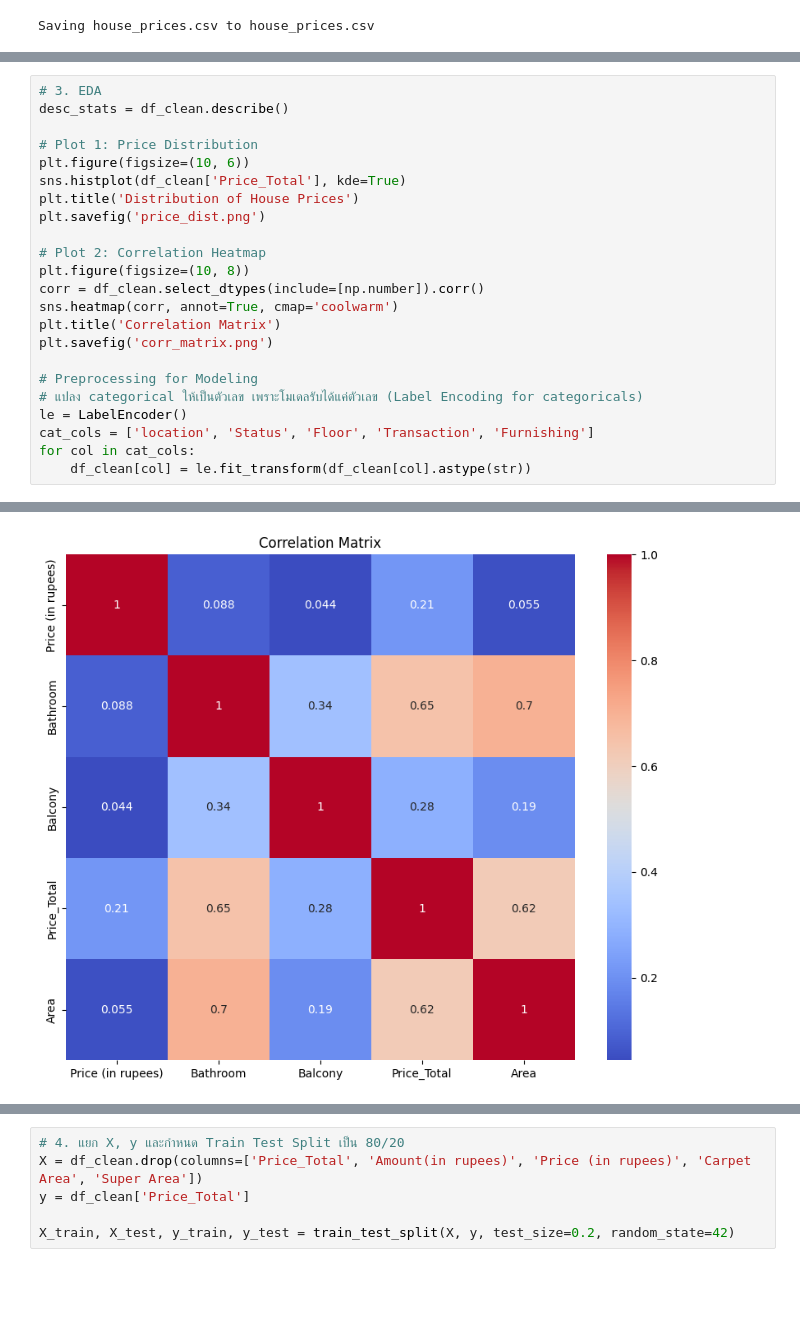
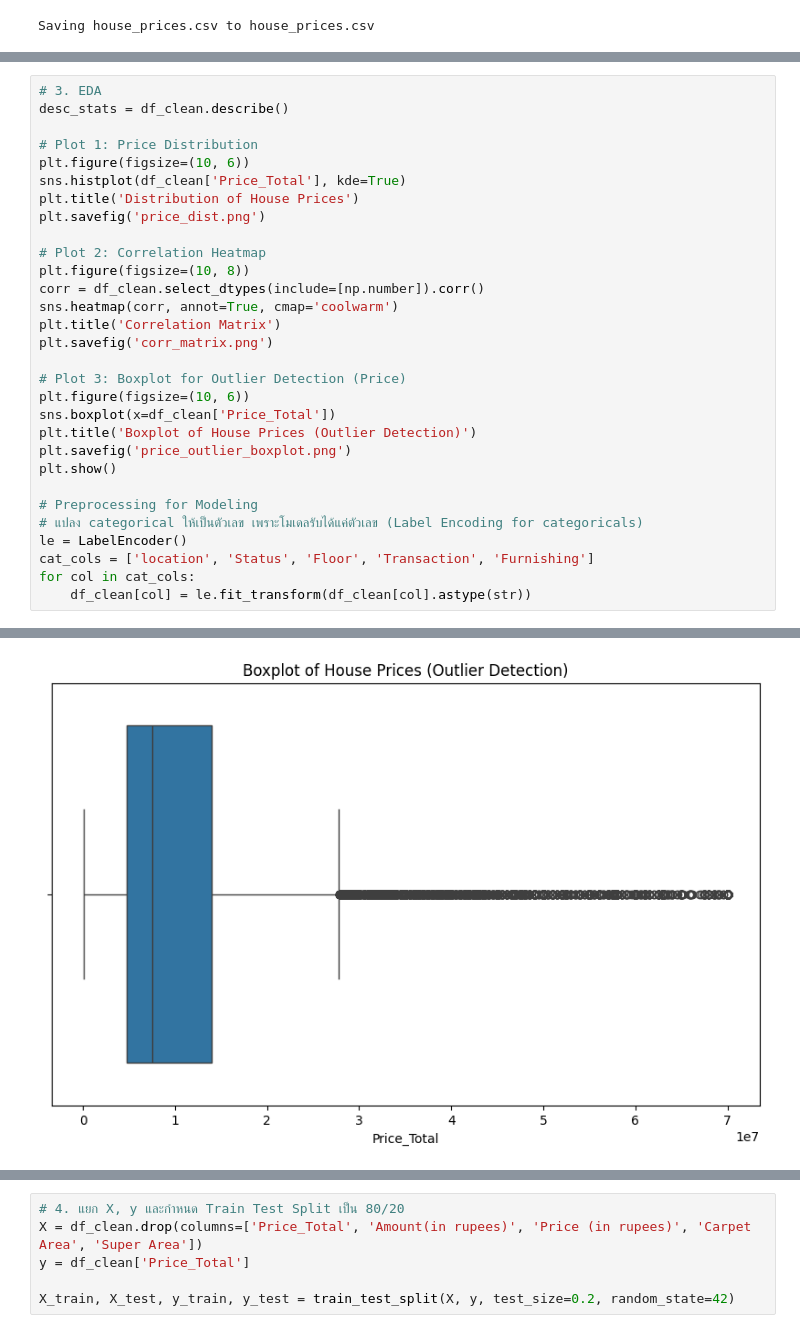
Before and after one commit to theerapatxx13/MINIProject-House-Price, a Jupyter notebook: FinalMiniProject.ipynb, the cells around one changed output, grey strips where cells are left out. Cells and saved outputs as stored; diff of their text form; blank space fills up the shorter version.

```diff
--- a/FinalMiniProject.ipynb
+++ b/FinalMiniProject.ipynb
@@ -114,26 +163,33 @@ dtype: int64
 # %%
 # 3. EDA
 desc_stats = df_clean.describe()
 
 # Plot 1: Price Distribution
 plt.figure(figsize=(10, 6))
 sns.histplot(df_clean['Price_Total'], kde=True)
 plt.title('Distribution of House Prices')
 plt.savefig('price_dist.png')
 
 # Plot 2: Correlation Heatmap
 plt.figure(figsize=(10, 8))
 corr = df_clean.select_dtypes(include=[np.number]).corr()
 sns.heatmap(corr, annot=True, cmap='coolwarm')
 plt.title('Correlation Matrix')
 plt.savefig('corr_matrix.png')
 
+# Plot 3: Boxplot for Outlier Detection (Price)
+plt.figure(figsize=(10, 6))
+sns.boxplot(x=df_clean['Price_Total'])
+plt.title('Boxplot of House Prices (Outlier Detection)')
+plt.savefig('price_outlier_boxplot.png')
+plt.show()
+
 # Preprocessing for Modeling
 # แปลง categorical ให้เป็นตัวเลข เพราะโมเดลรับได้แค่ตัวเลข (Label Encoding for categoricals)
 le = LabelEncoder()
 cat_cols = ['location', 'Status', 'Floor', 'Transaction', 'Furnishing']
 for col in cat_cols:
     df_clean[col] = le.fit_transform(df_clean[col].astype(str))
 # %% [output]
 [figure]
-[figure, old version]
+[figure, new version]
```
Also changed, not shown: parts of 20 cells of this notebook.
